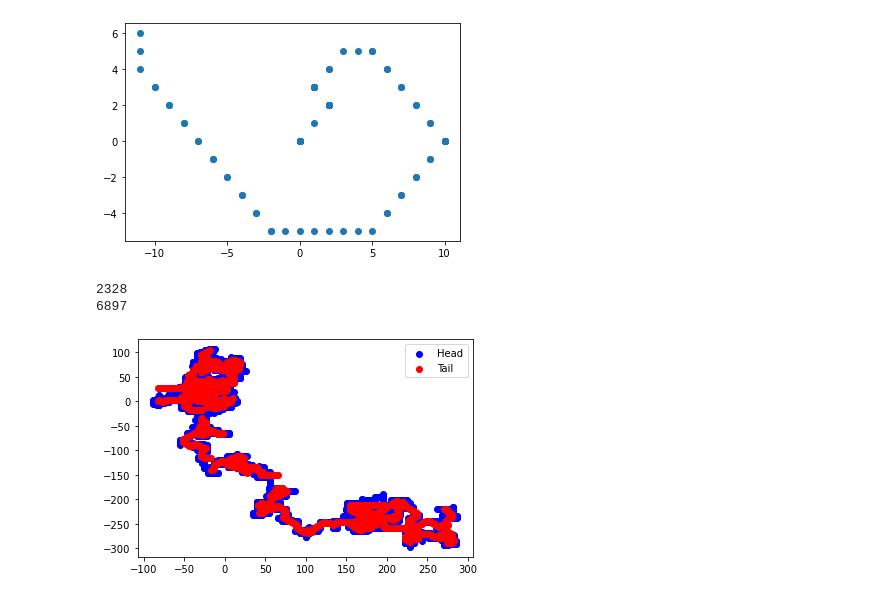
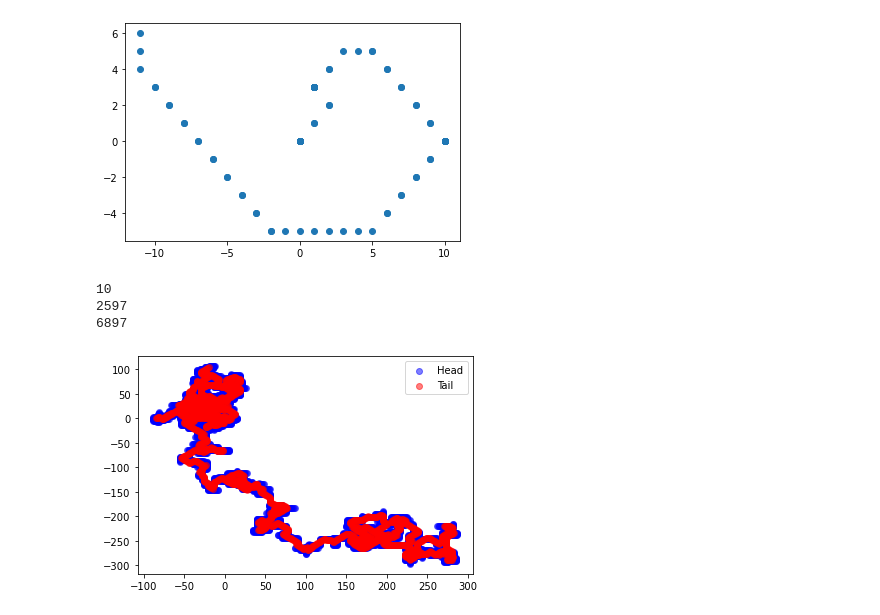
Before and after one commit to dwanneruchi/AdventOfCode, a Jupyter notebook: 2022/day09.ipynb, the cells around one changed output. Saved outputs shown, nothing was run; the diff lists cells and outputs as text; code cells hidden in the pictures.

```diff
--- a/2022/day09.ipynb
+++ b/2022/day09.ipynb
@@ -97,6 +101,7 @@ t_coords = []
 for m in moves:
     for _ in range(int(m[1])):
         H.update_head_location(m[0], 1)
+        H.get_location()
         T.compare_to_head(H)
         t_coords.append(T.get_location())
 
@@ -132,6 +138,7 @@ for m in moves:
         for i in range(9):
             segments[i+1].compare_to_head(segments[i])
             segments[i+1].get_location()
+
 # confirm pass
 assert(len(segments[9].locations) == 1)
 
@@ -154,7 +161,7 @@ for m in moves:
             segments[i+1].compare_to_head(segments[i])
             segments[i+1].get_location()
             if i == 8:
-                t_coords.append(segments[i+1].return_location())
+                t_coords.append(segments[i+1].get_location()) # for visualization
 
 # plot the tail
 assert(len(segments[9].locations) == 36)
@@ -169,36 +176,40 @@ plt.show();
 with open('data/day09.txt') as fh:
     data = [line.strip() for line in fh.readlines()]
 moves = [x.split(' ') for x in data]
 
 segments = [seg(0,0) for _ in range(10)] # technically 9 heads & 9 tails
+print(len(segments))
 
 # update location to track start
 [t.get_location() for t in segments]
 h_coords = []
 t_coords = []
 
 for m in moves:
     for _ in range(int(m[1])):
         segments[0].update_head_location(m[0], 1) # update main head, which will have a ripple effect on others
+        segments[0].get_location()
         h_coords.append((segments[0].x, segments[0].y))
         for i in range(9):
             segments[i+1].compare_to_head(segments[i])
             segments[i+1].get_location()
             if i == 8:
-                t_coords.append((segments[9].return_location()))
+                t_coords.append((segments[9].get_location()))
 
-# plot the tail
 print(len(segments[9].locations))
 print(len(segments[0].locations)) # head will travel just as far as in part 1
+
+# plot for fun
 data = np.array(list(set(h_coords)))
 x1, y1 = data.T
 data = np.array(list(set(t_coords)))
 x2, y2 = data.T
-plt.scatter(x1,y1, c = 'b', label = 'Head')
-plt.scatter(x2,y2, c = 'r', label = 'Tail')
+plt.scatter(x1,y1, c = 'b', label = 'Head', alpha = 0.5)
+plt.scatter(x2,y2, c = 'r', label = 'Tail', alpha = 0.5)
 plt.legend()
 plt.show();
 # %% [output]
-2328
+10
+2597
 6897
-[figure, old version]
+[figure, new version]
```
Also changed, not shown: parts of 4 cells of this notebook.
